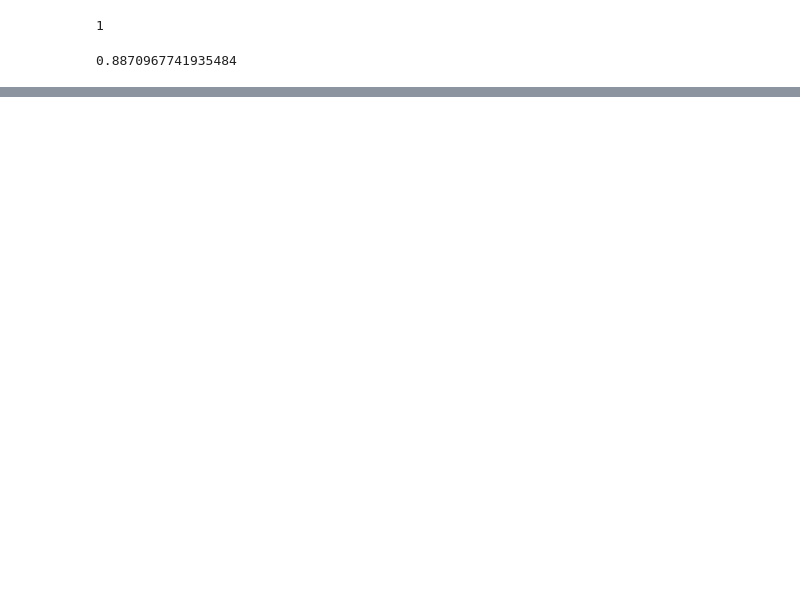
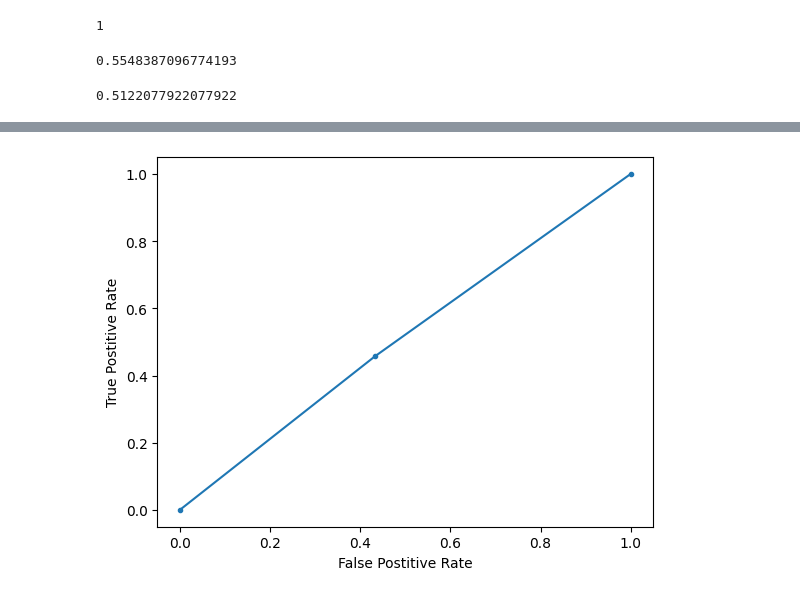
Before and after one commit to GavinlEdwards/Compsci_1070, a Jupyter notebook: Untitled.ipynb, the cells around one changed output, grey strips where cells are left out. Cells and saved outputs as stored; diff of their text form; code cells hidden in the pictures; blank space fills up the shorter version.

```diff
--- a/Untitled.ipynb
+++ b/Untitled.ipynb
@@ -168,9 +172,25 @@ X_train, X_test, y_train, y_test = train_test_split(X, y, test_size = 0.2, rando
 sc = StandardScaler()
 X_train = sc.fit_transform(X_train)
 X_test = sc.fit_transform(X_test)
-
-regression = LogisticRegression(random_state = 32).fit(X_train, y_train)
+ros = RandomOverSampler(random_state=32)
+X_resampled, y_resampled = ros.fit_resample(X_train, y_train)
+regression = LogisticRegression(random_state = 32).fit(X_resampled, y_resampled)
 y_prediction = regression.predict(X_test)
 regression.score(X_test, y_test)
+
+#Using oversampling improved my score here as well as it actually predicted 1's and 0's instead of all zero's however it over predicted how many people will get denied.
 # %% [output]
-0.8870967741935484
+0.5548387096774193
+# %%
+from sklearn.metrics import roc_curve, roc_auc_score
+fpr, tpr, thresholds=roc_curve(y_test, y_prediction)
+auc = roc_auc_score(y_test, y_prediction)
+auc
+# %% [output]
+0.5122077922077922
+# %%
+plt.plot(fpr, tpr, marker = '.')
+plt.xlabel("False Postitive Rate")
+plt.ylabel("True Postitive Rate")
+plt
+# %% [output]
@@ -177,3 +198,4 @@ regression.score(X_test, y_test)
+[figure, added]
 # %%
 from sklearn.metrics import confusion_matrix
 from statsmodels.graphics.mosaicplot import mosaic
```
Also changed, not shown: parts of 14 cells of this notebook, 3 other files.
